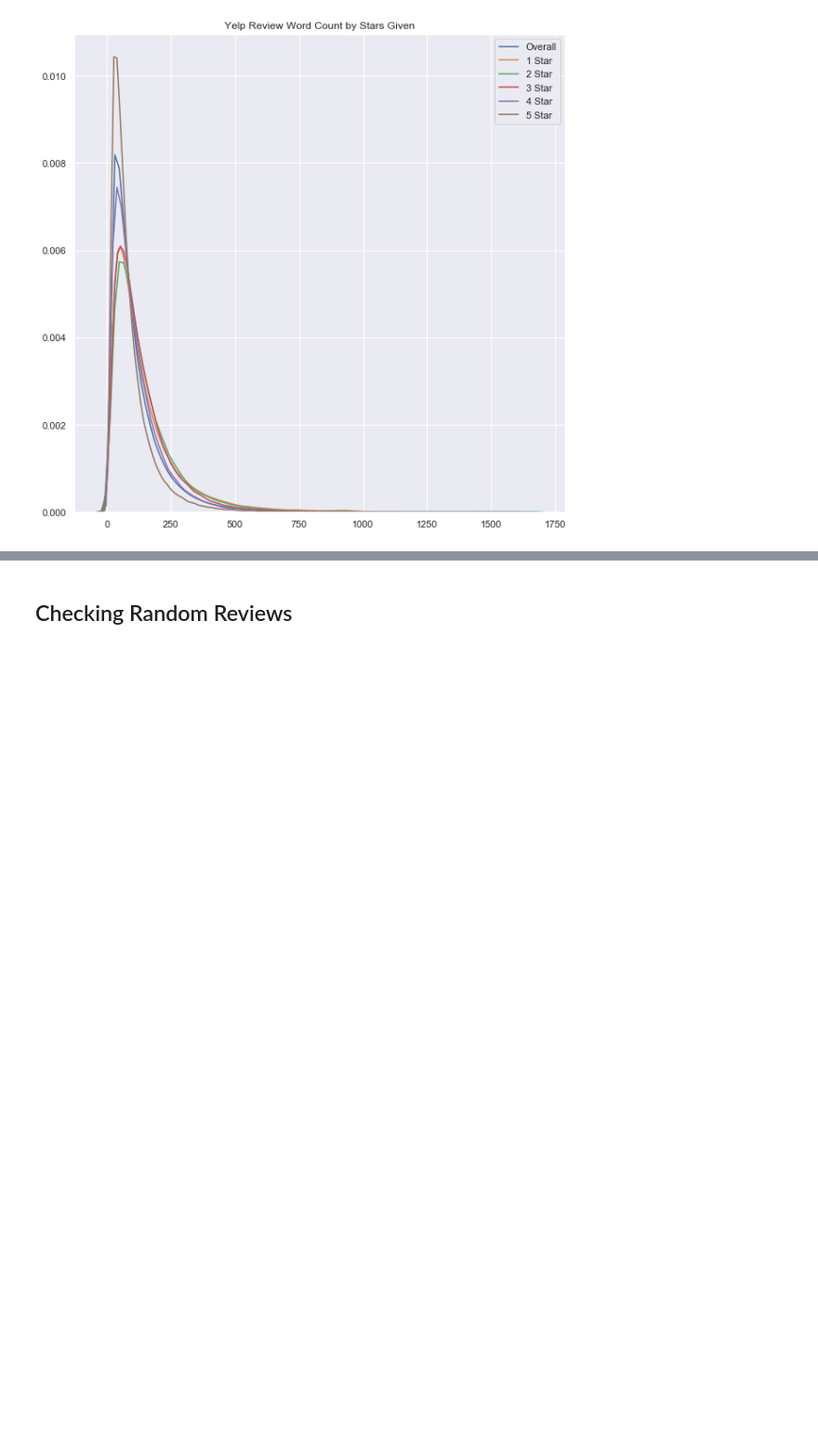
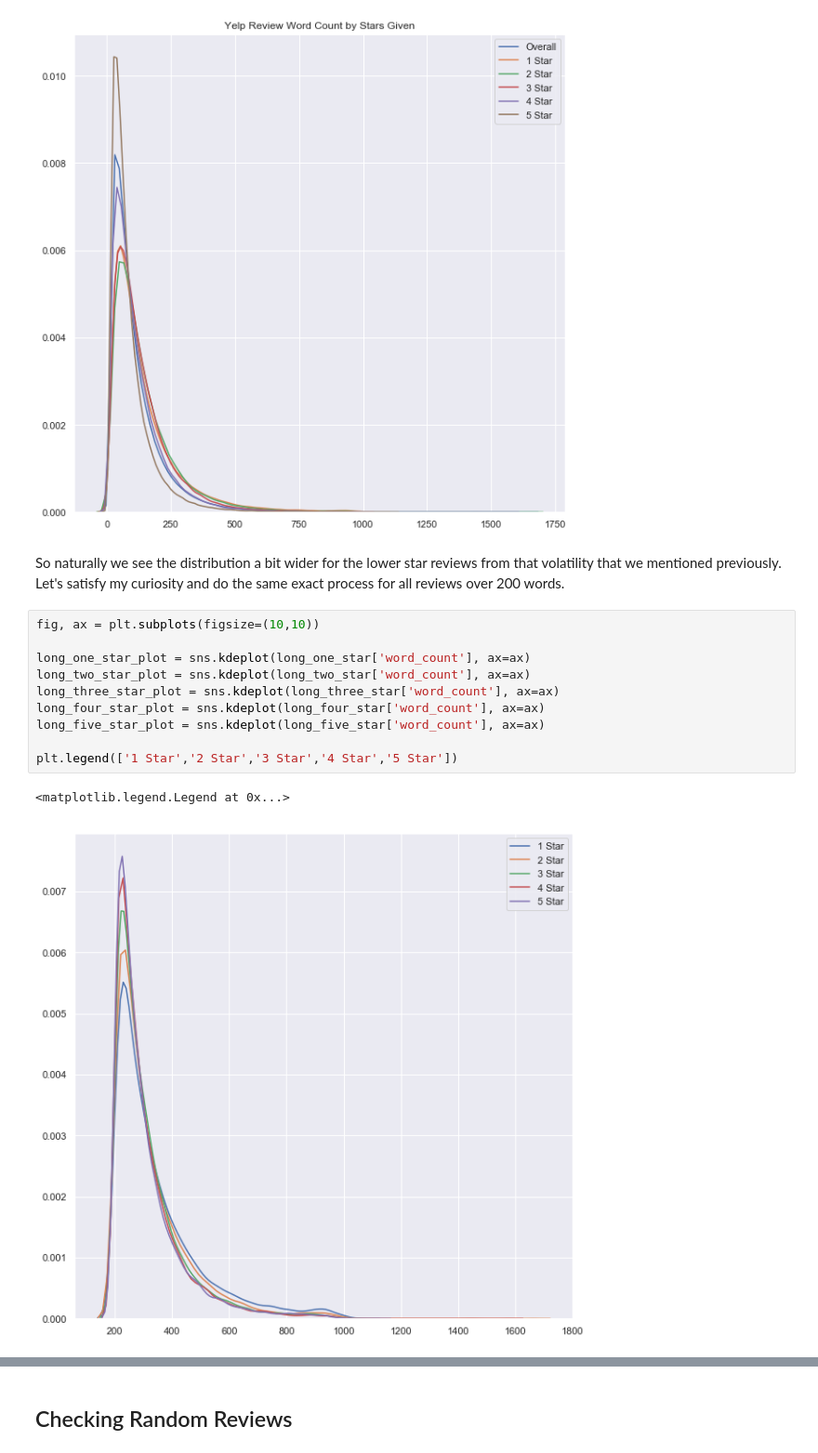
Before and after one commit to mickey-is-codin/data-science, a Jupyter notebook: Kaggle/Yelp/YelpReviewsExploratoryAnalysis.ipynb, the cells around one changed output, grey strips where cells are left out. Shown at 93% size. Cells and saved outputs as stored; diff of their text form; blank space fills up the shorter version.

```diff
--- a/Kaggle/Yelp/YelpReviewsExploratoryAnalysis.ipynb
+++ b/Kaggle/Yelp/YelpReviewsExploratoryAnalysis.ipynb
@@ -284,3 +414,18 @@ plt.legend(['Overall','1 Star','2 Star','3 Star','4 Star','5 Star'])
 # %% [output]
 <matplotlib.legend.Legend at 0x...>
 [figure]
+# %% [markdown]
+<p>So naturally we see the distribution a bit wider for the lower star reviews from that volatility that we mentioned previously. Let's satisfy my curiosity and do the same exact process for all reviews over 200 words.</p>
+# %%
+fig, ax = plt.subplots(figsize=(10,10))
+
+long_one_star_plot = sns.kdeplot(long_one_star['word_count'], ax=ax)
+long_two_star_plot = sns.kdeplot(long_two_star['word_count'], ax=ax)
+long_three_star_plot = sns.kdeplot(long_three_star['word_count'], ax=ax)
+long_four_star_plot = sns.kdeplot(long_four_star['word_count'], ax=ax)
+long_five_star_plot = sns.kdeplot(long_five_star['word_count'], ax=ax)
+
+plt.legend(['1 Star','2 Star','3 Star','4 Star','5 Star'])
+# %% [output]
+<matplotlib.legend.Legend at 0x...>
+[figure, added]
```
Also changed, not shown: parts of 32 cells of this notebook.
